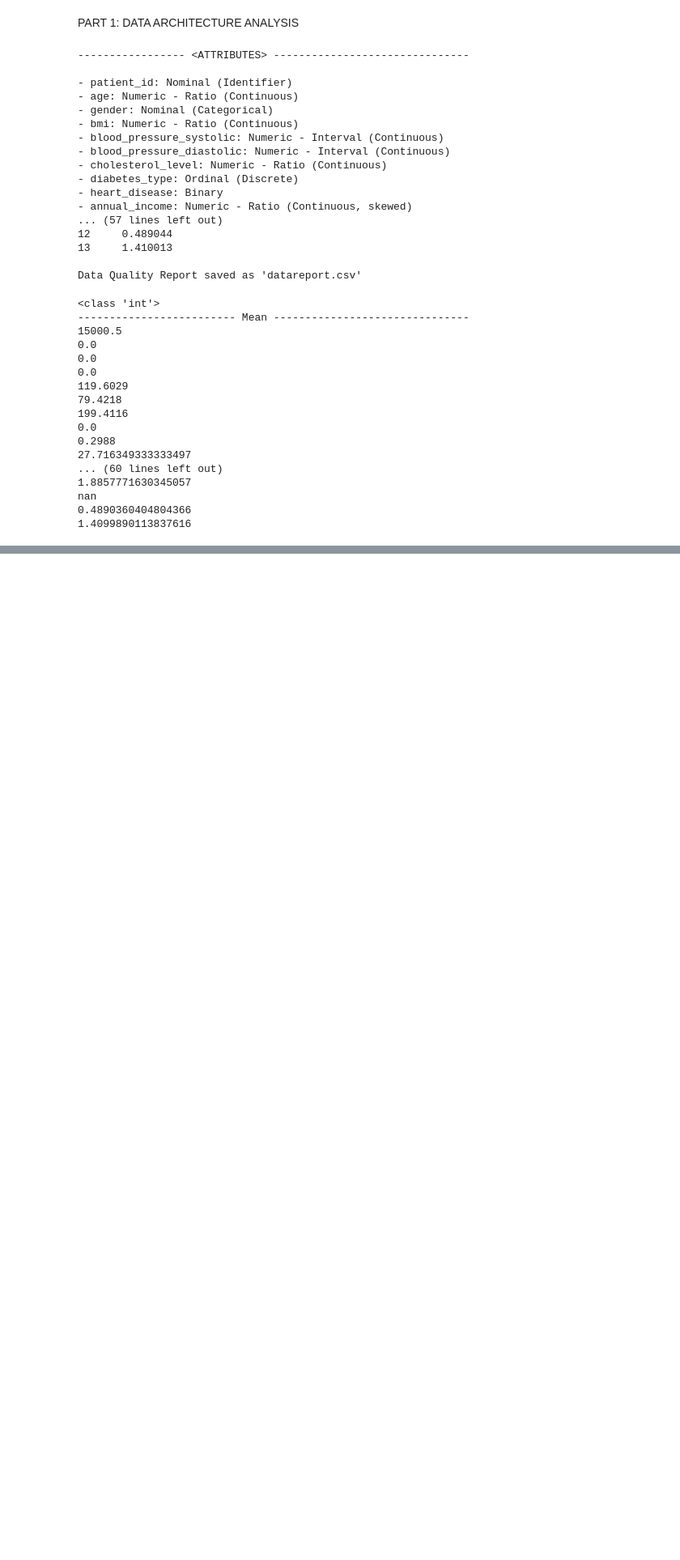
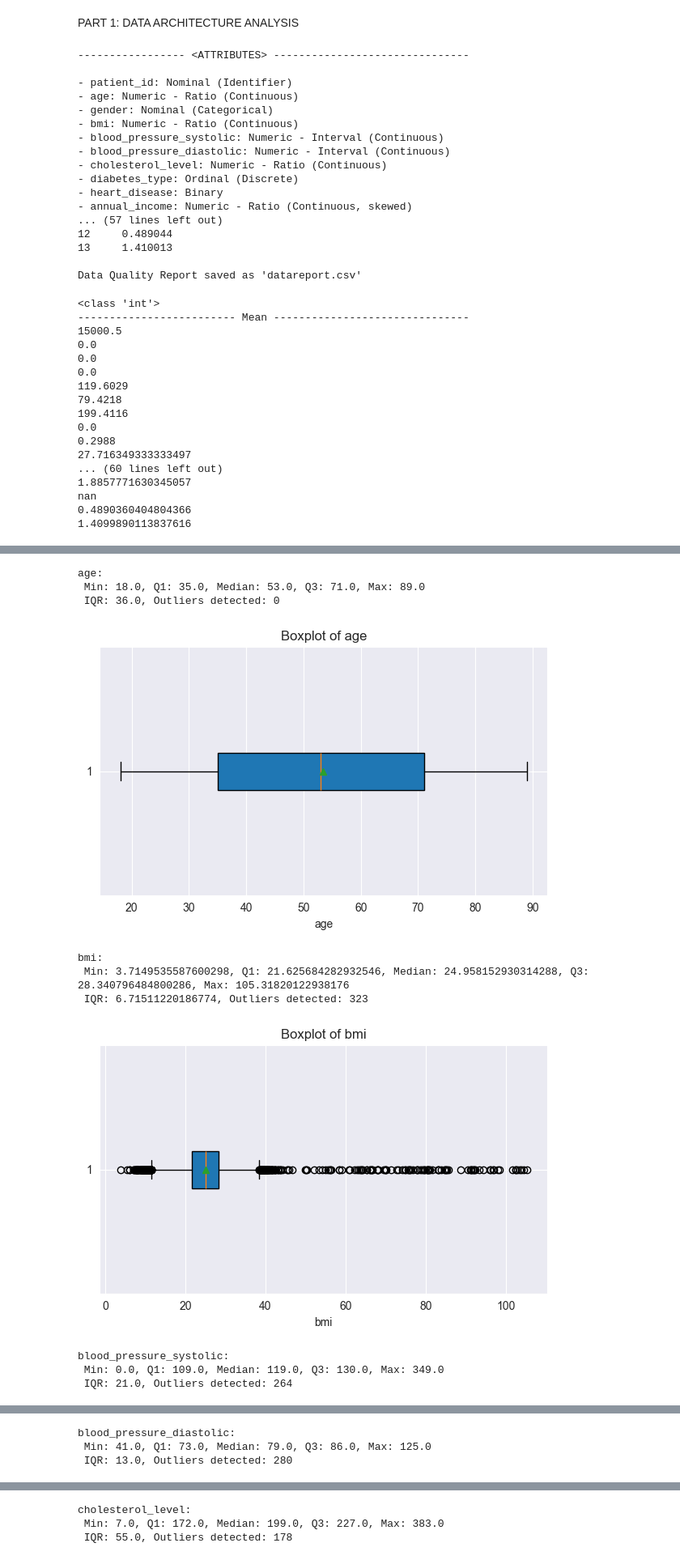
Before and after one commit to SaifullahKhanSafi/TechHealth_Analytics_ML, a Jupyter notebook: techHealth.ipynb, the cells around one changed output, grey strips where cells are left out. Shown at 81% size. Cells and saved outputs as stored; diff of their text form; code cells hidden in the pictures; blank space fills up the shorter version.

```diff
--- a/techHealth.ipynb
+++ b/techHealth.ipynb
@@ -182,0 +235,41 @@ nan
+# %%
+for i in numeric_columns:
+    col_data = numeric_data[:, numeric_columns.index(i)]   # Get column data by position
+    col_data = col_data[~np.isnan(col_data)]  # Remove NaNs
+
+    if len(col_data) == 0:
+        print(f"{colnames[i]}: Skipped (all values are NaN)")
+        continue
+
+    minimum = np.min(col_data)
+    q1 = np.percentile(col_data, 25)
+    q3 = np.percentile(col_data, 75)
+    median = np.median(col_data)
+    maximum = np.max(col_data)
+    iqr = q3 - q1
+    lowerbound = q1 - (1.5 * iqr)
+    upperbound = q3 + (1.5 * iqr)
+    outliers = col_data[(col_data < lowerbound) | (col_data > upperbound)]
+
+    print(f"{colnames[i]}:")
+    print(f" Min: {minimum}, Q1: {q1}, Median: {median}, Q3: {q3}, Max: {maximum}")
+    print(f" IQR: {iqr}, Outliers detected: {len(outliers)}")
+
+    plt.figure(figsize=(6, 4))
+    plt.boxplot(col_data, vert=False, patch_artist=True, showmeans=True)
+    plt.title(f"Boxplot of {colnames[i]}")
+    plt.xlabel(colnames[i])
+    plt.tight_layout()
+    plt.show()
+# %% [output]
+age:
+ Min: 18.0, Q1: 35.0, Median: 53.0, Q3: 71.0, Max: 89.0
+ IQR: 36.0, Outliers detected: 0
+[figure, added]
+bmi:
+ Min: 3.7149535587600298, Q1: 21.625684282932546, Median: 24.958152930314288, Q3: 28.340796484800286, Max: 105.31820122938176
+ IQR: 6.71511220186774, Outliers detected: 323
+[figure, added]
+blood_pressure_systolic:
+ Min: 0.0, Q1: 109.0, Median: 119.0, Q3: 130.0, Max: 349.0
+ IQR: 21.0, Outliers detected: 264
@@ -182,0 +277,3 @@ nan
+blood_pressure_diastolic:
+ Min: 41.0, Q1: 73.0, Median: 79.0, Q3: 86.0, Max: 125.0
+ IQR: 13.0, Outliers detected: 280
@@ -182,0 +281,3 @@ nan
+cholesterol_level:
+ Min: 7.0, Q1: 172.0, Median: 199.0, Q3: 227.0, Max: 383.0
+ IQR: 55.0, Outliers detected: 178
```
Also changed, not shown: parts of 6 cells of this notebook, 1 other file.
